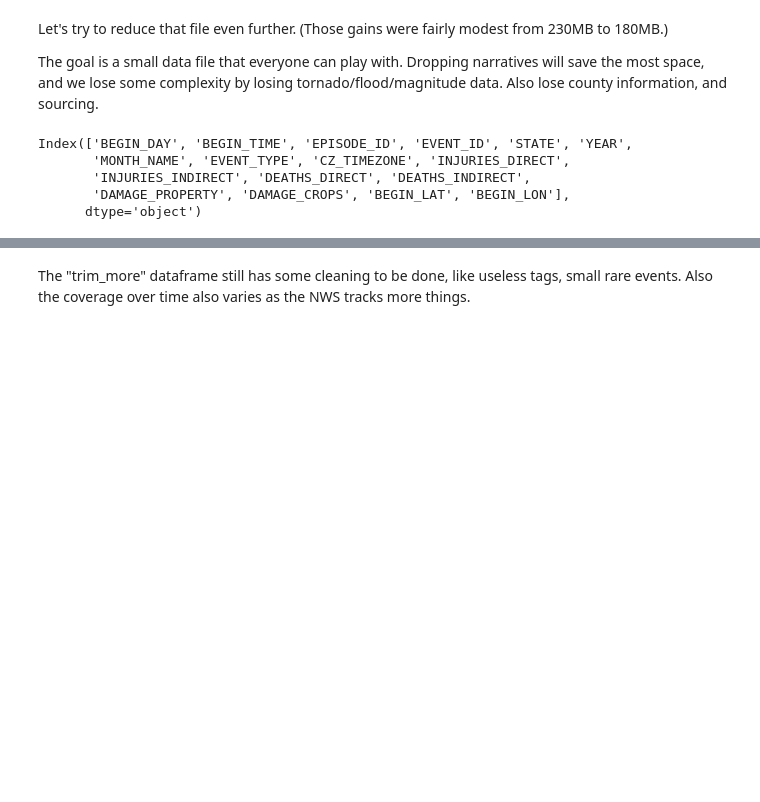
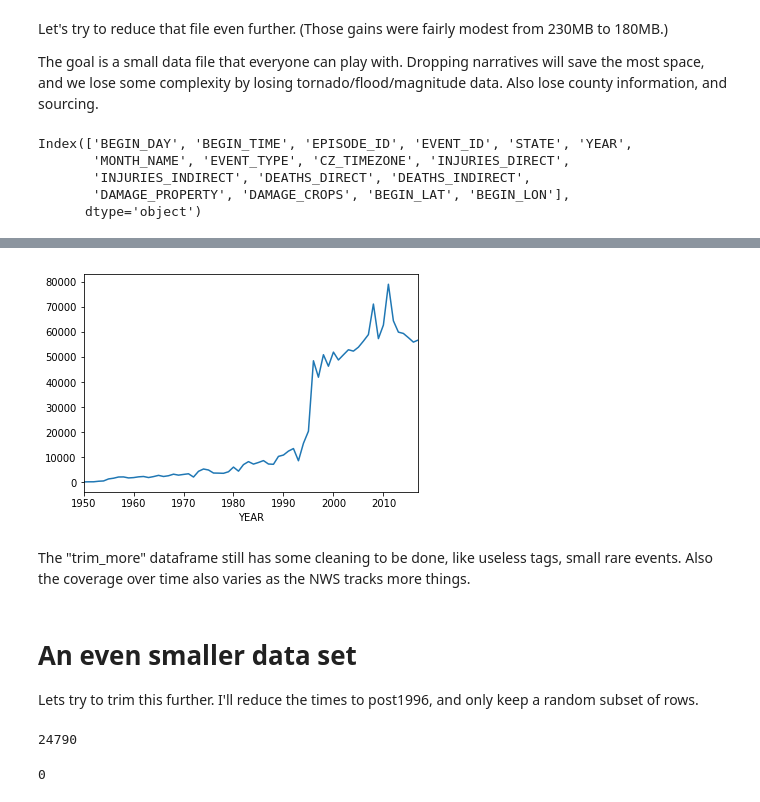
Before and after one commit to jmackrory/PDX_severe, a Jupyter notebook: clean_data.ipynb, the cells around one changed output, grey strips where cells are left out. Cells and saved outputs as stored; diff of their text form; code cells hidden in the pictures; blank space fills up the shorter version.

```diff
--- a/clean_data.ipynb
+++ b/clean_data.ipynb
@@ -522,2 +461,12 @@ Length: 74, dtype: int64
+# %%
+#Plot number of events per year
+df_det_trim2.groupby('YEAR').apply(len).plot()
+plt.show()
+# %% [output]
+[figure, added]
 # %% [markdown]
 The "trim\_more" dataframe still has some cleaning to be done, like useless tags, small rare events.  Also the coverage over time also varies as the NWS tracks more things.
+# %% [markdown]
+# An even smaller data set
+
+Lets try to trim this further.  I'll reduce the times to post1996, and only keep a random subset of rows.
@@ -523,0 +480,12 @@ The "trim\_more" dataframe still has some cleaning to be done, like useless tags
+# %%
+#select a random subset of row indices
+rand_seed=232
+np.random.seed(rand_seed)
+df_len=np.sum(df_msk1)
+len_sub=int(df_len/50)
+rand_ind=np.random.choice(np.arange(df_len),size=len_sub,replace=False)
+
+#also only include data after
+print(len_sub)
+# %% [output]
+24790
@@ -523,0 +494,5 @@ The "trim\_more" dataframe still has some cleaning to be done, like useless tags
+# %%
+msk1=(df_det_trim3['YEAR']==2005) & (df_det_trim3['MONTH_NAME']=='August') & (df_det_trim3['STATE']=='Louisiana')
+np.sum(msk1)
+# %% [output]
+0
```
Also changed, not shown: parts of 30 cells of this notebook, 3 other files.
